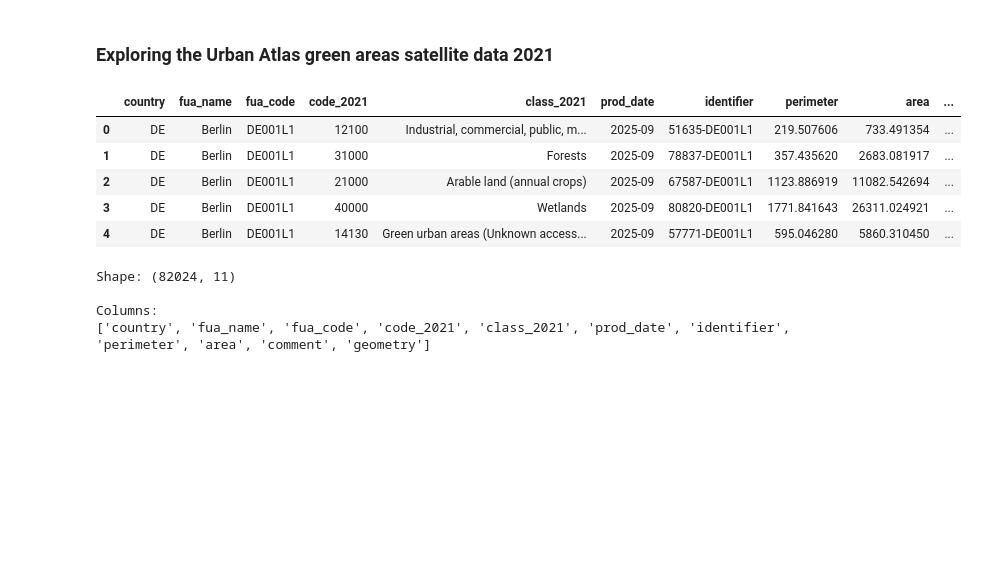
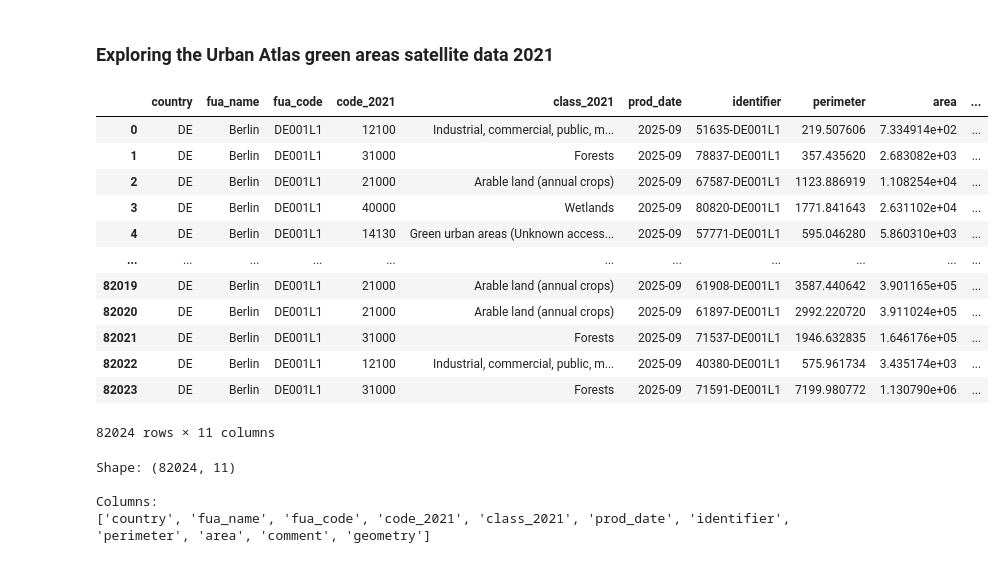
Before and after one commit to lodimarcello/Capstone_project_Lorenzo, a Jupyter notebook: copernicus_green_areas_exploration.ipynb, the cells around one changed output. Cells and saved outputs as stored; diff of their text form; code cells hidden in the pictures; blank space fills up the shorter version.

```diff
--- a/copernicus_green_areas_exploration.ipynb
+++ b/copernicus_green_areas_exploration.ipynb
@@ -7,18 +7,25 @@ import matplotlib.pyplot as plt
 # %%
 # Load the Urban Atlas vector dataset
 urban_atlas = gpd.read_file(
     "satellite_data/green_areas_berlin_2021.fgb"
 )
 
 # Inspect the first rows
-display(urban_atlas.head())
+display(urban_atlas)
 # %% [output]
 |  | country | fua_name | fua_code | code_2021 | class_2021 | prod_date | identifier | perimeter | area | ... |
-| 0 | DE | Berlin | DE001L1 | 12100 | Industrial, commercial, public, m... | 2025-09 | 51635-DE001L1 | 219.507606 | 733.491354 | ... |
-| 1 | DE | Berlin | DE001L1 | 31000 | Forests | 2025-09 | 78837-DE001L1 | 357.435620 | 2683.081917 | ... |
-| 2 | DE | Berlin | DE001L1 | 21000 | Arable land (annual crops) | 2025-09 | 67587-DE001L1 | 1123.886919 | 11082.542694 | ... |
-| 3 | DE | Berlin | DE001L1 | 40000 | Wetlands | 2025-09 | 80820-DE001L1 | 1771.841643 | 26311.024921 | ... |
-| 4 | DE | Berlin | DE001L1 | 14130 | Green urban areas (Unknown access... | 2025-09 | 57771-DE001L1 | 595.046280 | 5860.310450 | ... |
+| 0 | DE | Berlin | DE001L1 | 12100 | Industrial, commercial, public, m... | 2025-09 | 51635-DE001L1 | 219.507606 | 7.334914e+02 | ... |
+| 1 | DE | Berlin | DE001L1 | 31000 | Forests | 2025-09 | 78837-DE001L1 | 357.435620 | 2.683082e+03 | ... |
+| 2 | DE | Berlin | DE001L1 | 21000 | Arable land (annual crops) | 2025-09 | 67587-DE001L1 | 1123.886919 | 1.108254e+04 | ... |
+| 3 | DE | Berlin | DE001L1 | 40000 | Wetlands | 2025-09 | 80820-DE001L1 | 1771.841643 | 2.631102e+04 | ... |
+| 4 | DE | Berlin | DE001L1 | 14130 | Green urban areas (Unknown access... | 2025-09 | 57771-DE001L1 | 595.046280 | 5.860310e+03 | ... |
+| ... | ... | ... | ... | ... | ... | ... | ... | ... | ... | ... |
+| 82019 | DE | Berlin | DE001L1 | 21000 | Arable land (annual crops) | 2025-09 | 61908-DE001L1 | 3587.440642 | 3.901165e+05 | ... |
+| 82020 | DE | Berlin | DE001L1 | 21000 | Arable land (annual crops) | 2025-09 | 61897-DE001L1 | 2992.220720 | 3.911024e+05 | ... |
+| 82021 | DE | Berlin | DE001L1 | 31000 | Forests | 2025-09 | 71537-DE001L1 | 1946.632835 | 1.646176e+05 | ... |
+| 82022 | DE | Berlin | DE001L1 | 12100 | Industrial, commercial, public, m... | 2025-09 | 40380-DE001L1 | 575.961734 | 3.435174e+03 | ... |
+| 82023 | DE | Berlin | DE001L1 | 31000 | Forests | 2025-09 | 71591-DE001L1 | 7199.980772 | 1.130790e+06 | ... |
+82024 rows × 11 columns
 # %%
 # Check the dimensions
 print("Shape:", urban_atlas.shape)
```
Also changed, not shown: 13 other files.
